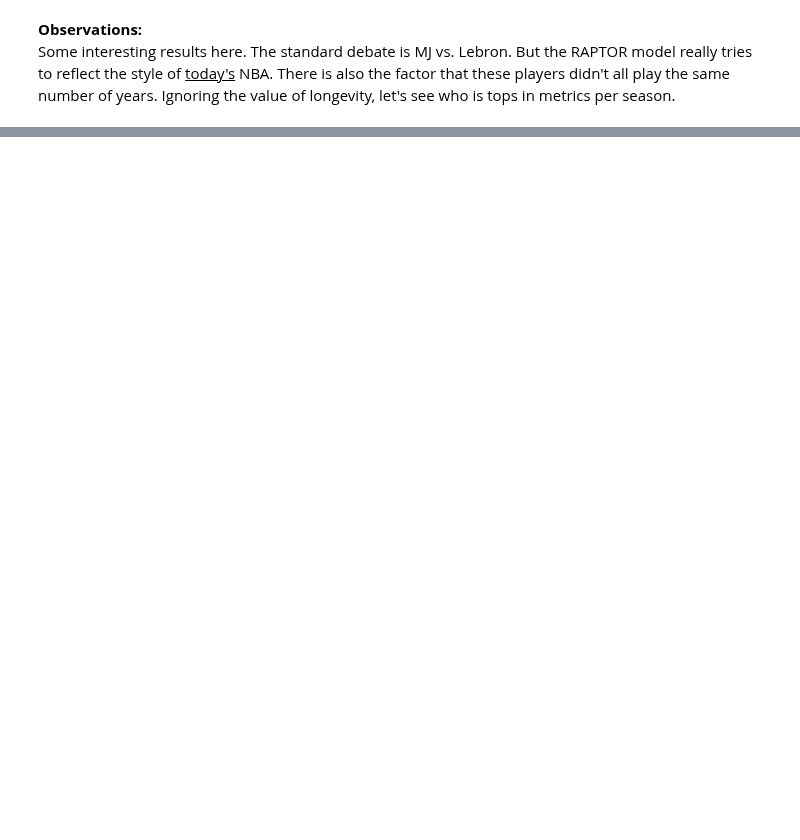
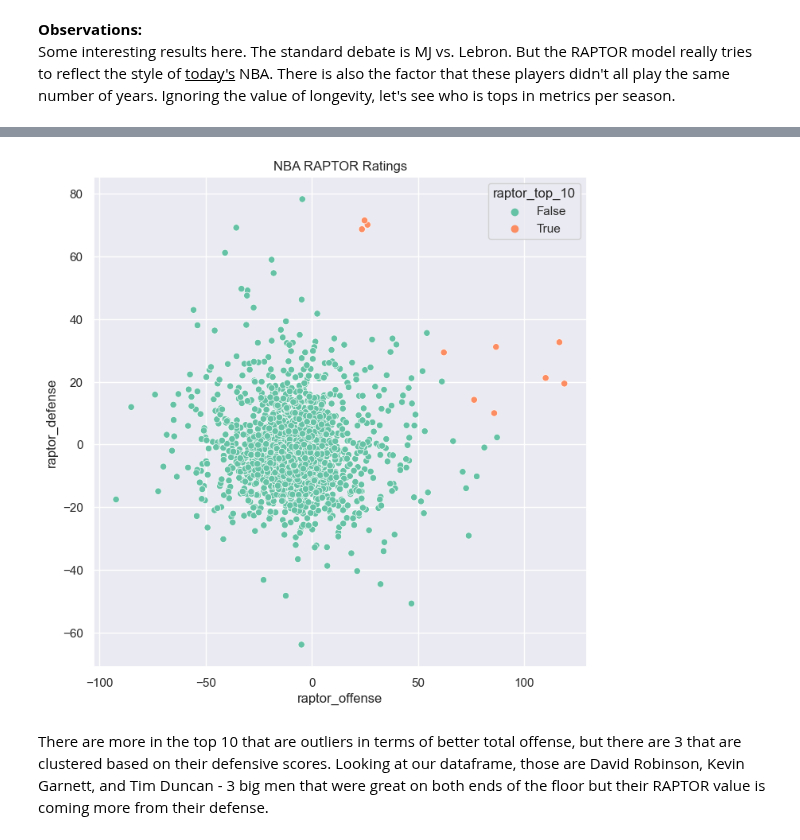
Before and after one commit to BrettlyCD/data538-nba, a Jupyter notebook: viz.ipynb, the cells around one changed output, grey strips where cells are left out. Drawn from its saved outputs; the diff is of its cells as text; code cells hidden in the pictures; blank space fills up the shorter version.

```diff
--- a/viz.ipynb
+++ b/viz.ipynb
@@ -136,0 +190,9 @@ Some interesting results here. The standard debate is MJ vs. Lebron. But the RAP
+# %%
+#create a per season amount
+nba_group['raptor_per_season'] = nba_group['raptor_total'] / nba_group['seasons']
+# %%
+#create a ranking column and top 10 flag
+nba_group['raptor_rank'] = nba_group['raptor_total'].rank(ascending=False)
+
+#flag the top-10
+nba_group['raptor_top_10'] = nba_group['raptor_rank'] <= 10
@@ -136,0 +216,13 @@ Some interesting results here. The standard debate is MJ vs. Lebron. But the RAP
+# %%
+sns.set()
+# %%
+#Create a scatter plot
+plt.figure(figsize=(8,8))
+
+sns.scatterplot(x='raptor_offense', y='raptor_defense', data=nba_group, hue='raptor_top_10', palette='Set2')
+plt.title('NBA RAPTOR Ratings')
+plt.show()
+# %% [output]
+[figure, added]
+# %% [markdown]
+There are more in the top 10 that are outliers in terms of better total offense, but there are 3 that are clustered based on their defensive scores. Looking at our dataframe, those are David Robinson, Kevin Garnett, and Tim Duncan - 3 big men that were great on both ends of the floor but their RAPTOR value is coming more from their defense.
```
Also changed, not shown: parts of 7 cells of this notebook.
